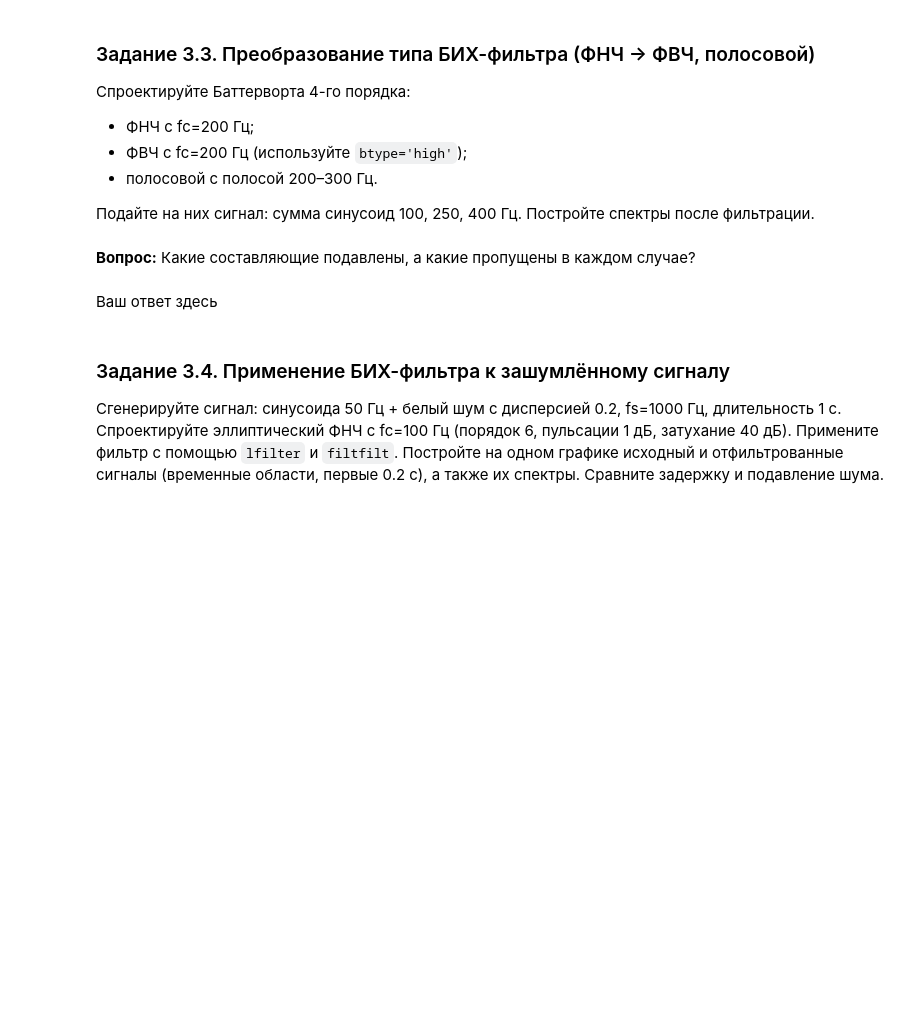
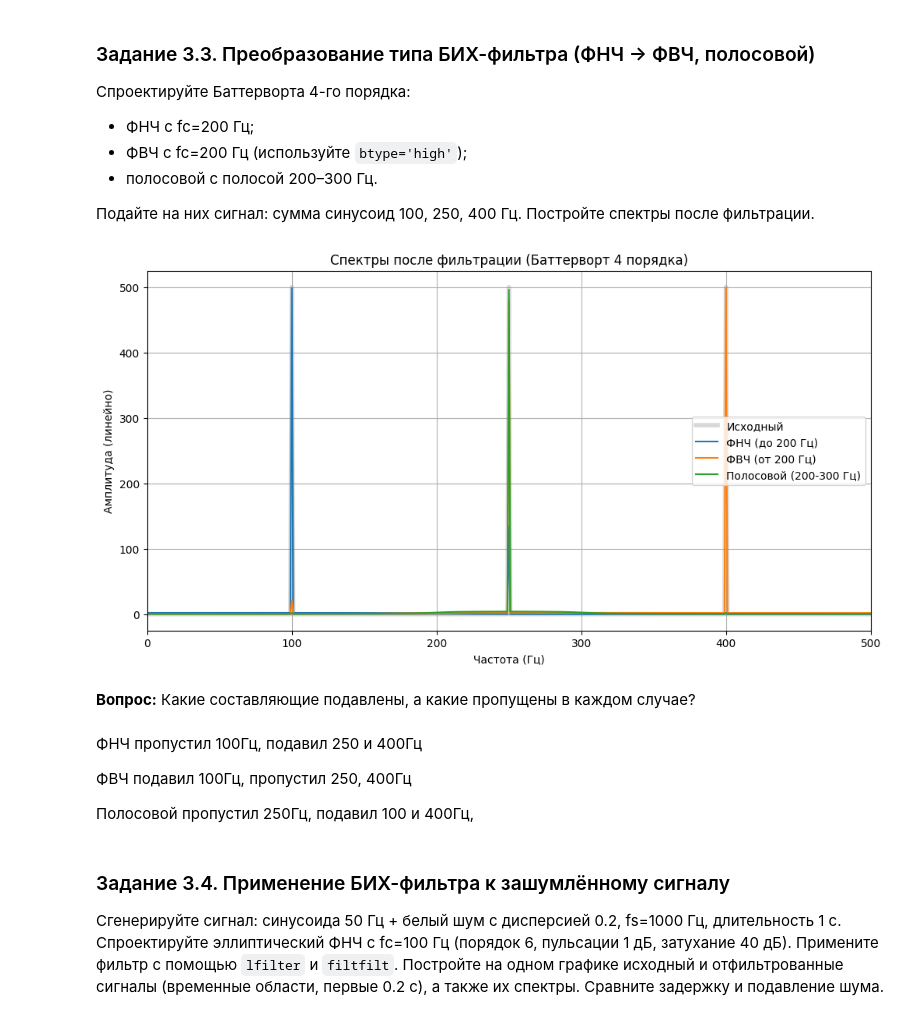
Before and after one commit to ilya-agafonov/dsp-seminars, a Jupyter notebook: seminars/6_Agafonov.ipynb, the cells around one changed output. Cells and saved outputs as stored; diff of their text form; code cells hidden in the pictures; blank space fills up the shorter version.

```diff
--- a/seminars/6_Agafonov.ipynb
+++ b/seminars/6_Agafonov.ipynb
@@ -357,7 +434,39 @@ plt.show()
+# %%
+b_lpf, a_lpf = signal.butter(4, 200, btype='low', fs=fs)
+b_hpf, a_hpf = signal.butter(4, 200, btype='high', fs=fs)
+b_bpf, a_bpf = signal.butter(4, [200, 300], btype='bandpass', fs=fs)
+
+t = np.linspace(0, 1, fs, endpoint=False)
+x_mix = np.sin(2 * np.pi * 100 * t) + np.sin(2 * np.pi * 250 * t) + np.sin(2 * np.pi * 400 * t)
+
+y_lpf = signal.lfilter(b_lpf, a_lpf, x_mix)
+y_hpf = signal.lfilter(b_hpf, a_hpf, x_mix)
+y_bpf = signal.lfilter(b_bpf, a_bpf, x_mix)
+
+freqs = np.fft.rfftfreq(len(x_mix), 1/fs)
+
+plt.figure(figsize=(12, 6))
+plt.plot(freqs, np.abs(np.fft.rfft(x_mix)), label='Исходный', alpha=0.3, lw=4, color='gray')
+plt.plot(freqs, np.abs(np.fft.rfft(y_lpf)), label='ФНЧ (до 200 Гц)')
+plt.plot(freqs, np.abs(np.fft.rfft(y_hpf)), label='ФВЧ (от 200 Гц)')
+plt.plot(freqs, np.abs(np.fft.rfft(y_bpf)), label='Полосовой (200-300 Гц)')
+plt.title('Спектры после фильтрации (Баттерворт 4 порядка)')
+plt.xlabel('Частота (Гц)')
+plt.ylabel('Амплитуда (линейно)')
+plt.xlim(0, 500)
+plt.grid(True)
+plt.legend()
+plt.show()
+# %% [output]
+[figure, added]
 # %% [markdown]
 **Вопрос:** Какие составляющие подавлены, а какие пропущены в каждом случае?
-# %% [markdown]
-Ваш ответ здесь
+# %% [markdown]
+ФНЧ пропустил 100Гц, подавил 250 и 400Гц
+
+ФВЧ подавил 100Гц, пропустил 250, 400Гц
+
+Полосовой пропустил 250Гц, подавил 100 и 400Гц,
 # %% [markdown]
 ### Задание 3.4. Применение БИХ-фильтра к зашумлённому сигналу
 Сгенерируйте сигнал: синусоида 50 Гц + белый шум с дисперсией 0.2, fs=1000 Гц, длительность 1 с. Спроектируйте эллиптический ФНЧ с fc=100 Гц (порядок 6, пульсации 1 дБ, затухание 40 дБ). Примените фильтр с помощью `lfilter` и `filtfilt`. Постройте на одном графике исходный и отфильтрованные сигналы (временные области, первые 0.2 с), а также их спектры. Сравните задержку и подавление шума.
```
Also changed, not shown: parts of 21 cells of this notebook.
